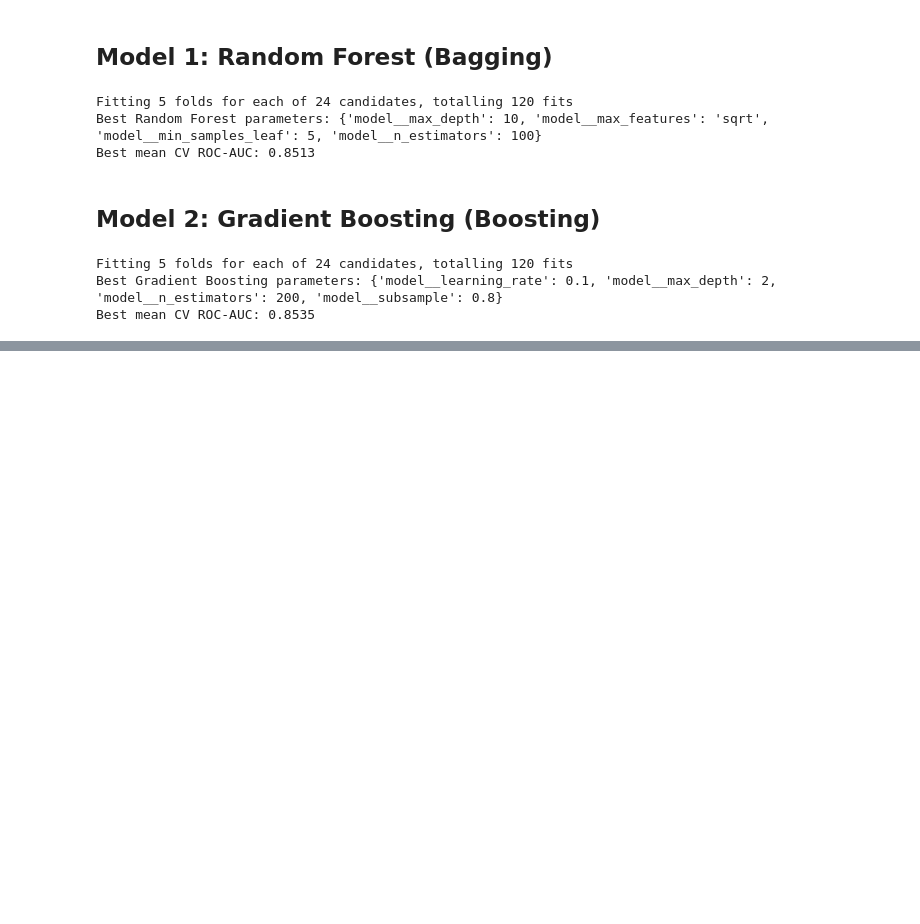
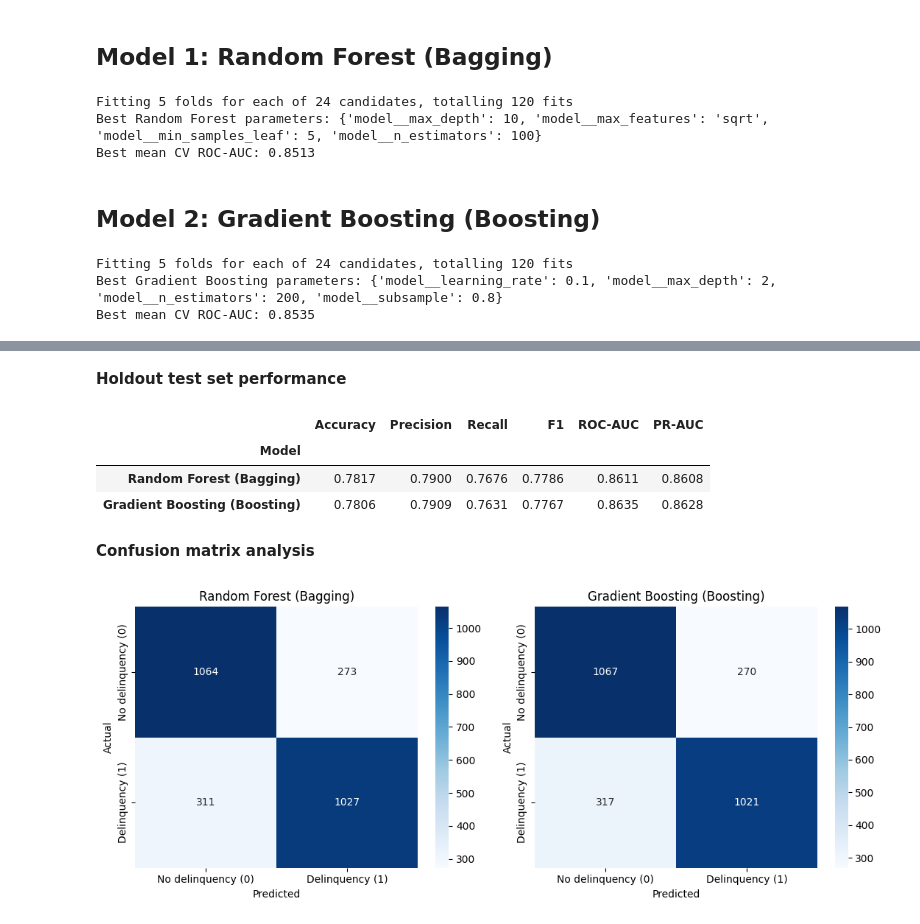
Before and after one commit to natalie-s11/DS4021-Final-Project, a Jupyter notebook: Notebooks/Individual Student Work/Student2.ipynb, the cells around one changed output, grey strips where cells are left out. Saved outputs shown, nothing was run; the diff lists cells and outputs as text; code cells hidden in the pictures; blank space fills up the shorter version.

```diff
--- a/Notebooks/Individual Student Work/Student2.ipynb
+++ b/Notebooks/Individual Student Work/Student2.ipynb
@@ -121,0 +243,45 @@ Best mean CV ROC-AUC: 0.8535
+# %% [markdown]
+**Holdout test set performance**
+# %%
+from sklearn.metrics import (accuracy_score, precision_score, recall_score, f1_score, roc_auc_score, average_precision_score)
+
+rows = []
+for name, m in models.items():
+    pred = m.predict(X_test)
+    prob = m.predict_proba(X_test)[:, 1]
+    rows.append({
+        'Model': name,
+        'Accuracy': accuracy_score(y_test, pred),
+        'Precision': precision_score(y_test, pred),
+        'Recall': recall_score(y_test, pred),
+        'F1': f1_score(y_test, pred),
+        'ROC-AUC': roc_auc_score(y_test, prob),
+        'PR-AUC': average_precision_score(y_test, prob)
+    })
+
+test_results = pd.DataFrame(rows).set_index('Model').round(4)
+test_results
+# %% [output]
+|  | Accuracy | Precision | Recall | F1 | ROC-AUC | PR-AUC |
+| Model |  |  |  |  |  |  |
+| Random Forest (Bagging) | 0.7817 | 0.7900 | 0.7676 | 0.7786 | 0.8611 | 0.8608 |
+| Gradient Boosting (Boosting) | 0.7806 | 0.7909 | 0.7631 | 0.7767 | 0.8635 | 0.8628 |
+# %% [markdown]
+**Confusion matrix analysis**
+# %%
+import matplotlib.pyplot as plt
+import seaborn as sns
+from sklearn.metrics import confusion_matrix
+
+fig, axes = plt.subplots(1, 2, figsize=(11, 4.5))
+for ax, (name, m) in zip(axes, models.items()):
+    cm = confusion_matrix(y_test, m.predict(X_test), labels=[0, 1])
+    sns.heatmap(cm, annot=True, fmt='d', cmap='Blues', ax=ax,
+                xticklabels=['No delinquency (0)', 'Delinquency (1)'],
+                yticklabels=['No delinquency (0)', 'Delinquency (1)'])
+    ax.set_title(name); ax.set_xlabel('Predicted'); ax.set_ylabel('Actual')
+
+plt.tight_layout()
+plt.show()
+# %% [output]
+[figure, added]
```
Also changed, not shown: parts of 13 cells of this notebook.
